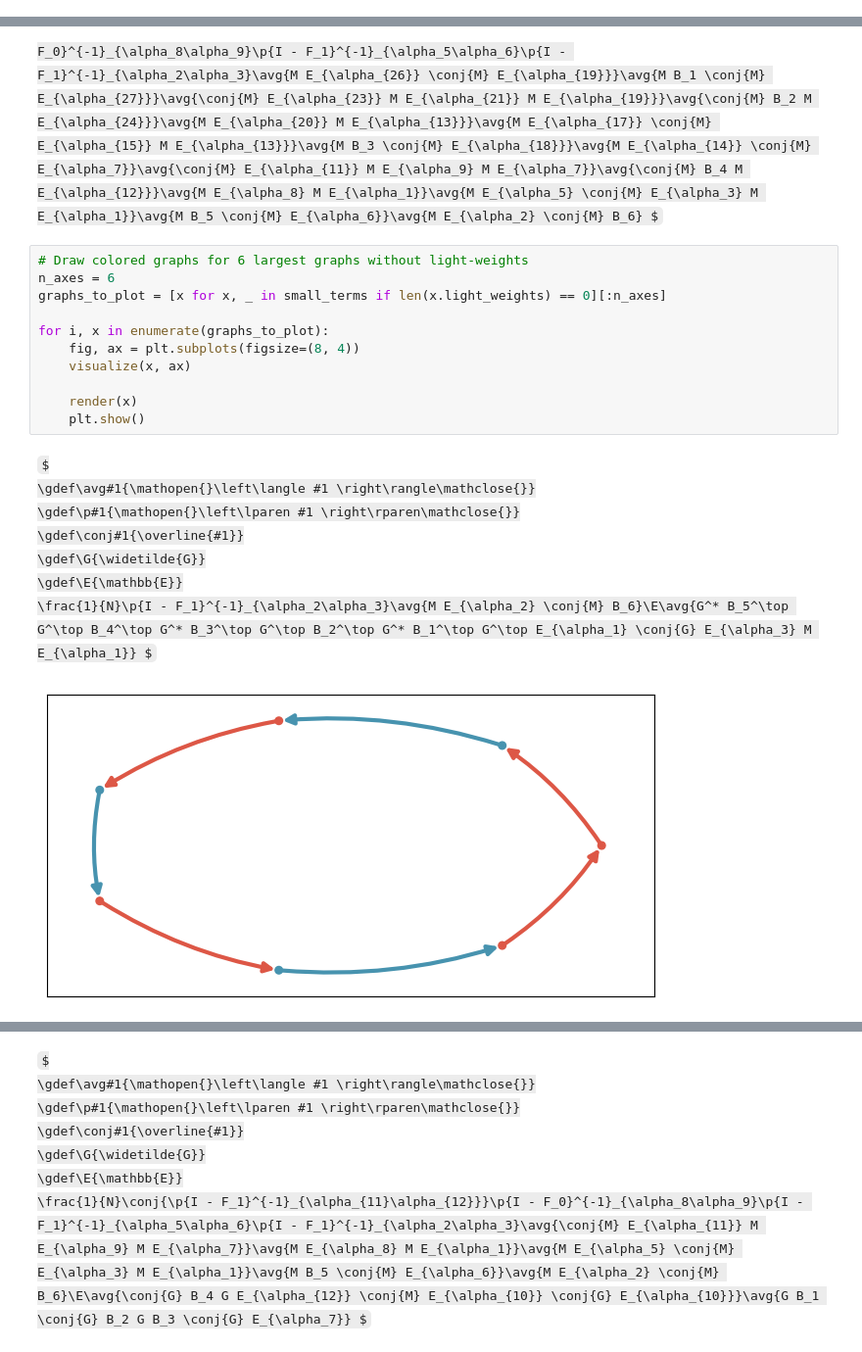
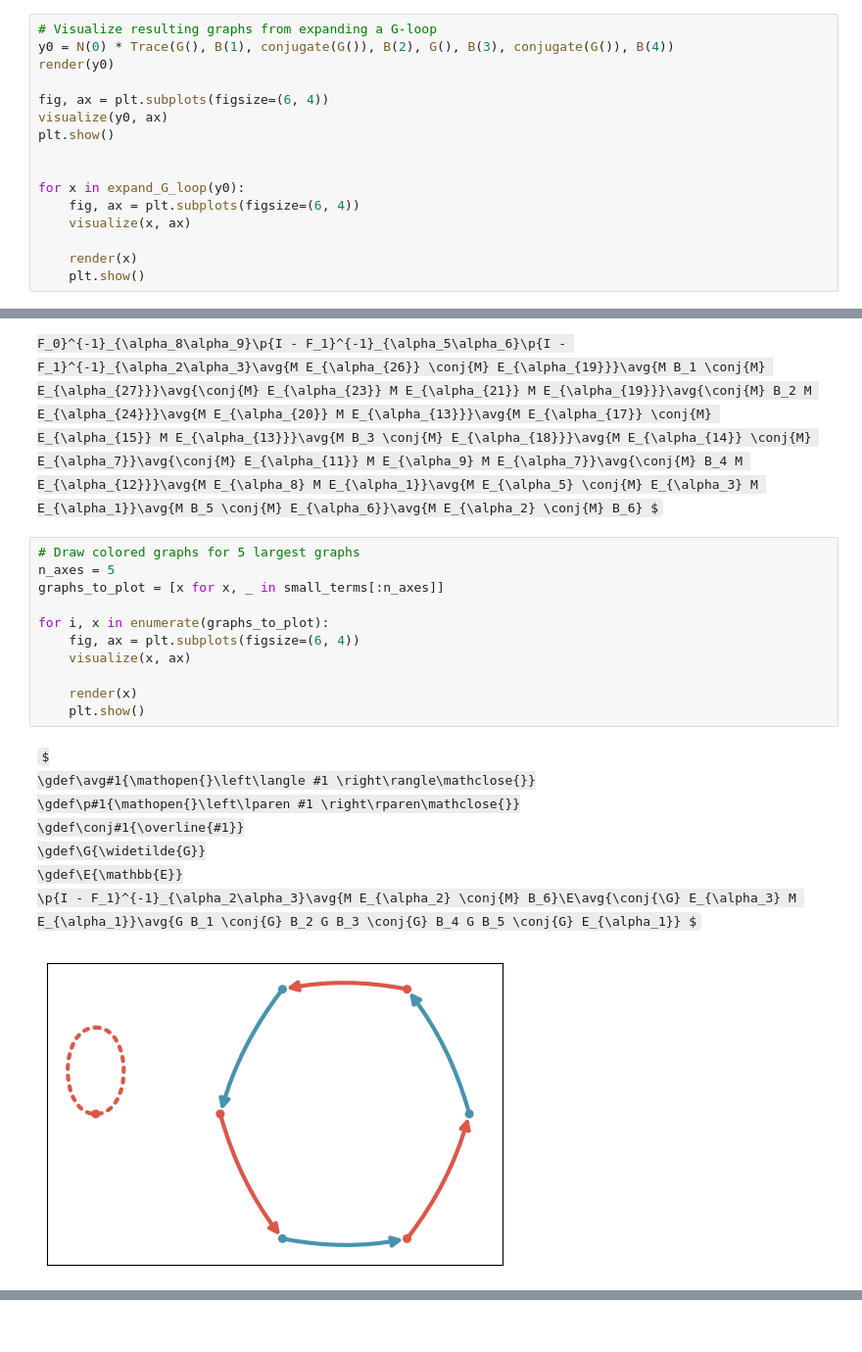
Before and after one commit to stevenktruong/graph-expansion, a Jupyter notebook: main.ipynb, the cells around one changed output, grey strips where cells are left out. Shown: that part at 98% size. Saved outputs shown, nothing was run; the diff lists cells and outputs as text; some formulas as TeX source.

Commit message:
Visualize light-weights also

```diff
--- a/main.ipynb
+++ b/main.ipynb
@@ -91,2 +153,18 @@ def visualize(x: Graph, ax: Axes):
 # %% [markdown]
 # Expansion to Order $\frac{1}{N^m}$
+# %%
+# Visualize resulting graphs from expanding a G-loop
+y0 = N(0) * Trace(G(), B(1), conjugate(G()), B(2), G(), B(3), conjugate(G()), B(4))
+render(y0)
+
+fig, ax = plt.subplots(figsize=(6, 4))
+visualize(y0, ax)
+plt.show()
+
+
+for x in expand_G_loop(y0):
+    fig, ax = plt.subplots(figsize=(6, 4))
+    visualize(x, ax)
+
+    render(x)
+    plt.show()
@@ -181,25 +311,25 @@ $
 \gdef\E{\mathbb{E}}
   1  \quad  \p{I - F_1}^{-1}_{\alpha_{26}\alpha_{27}}\conj{\p{I - F_1}^{-1}_{\alpha_{23}\alpha_{24}}}\p{I - F_0}^{-1}_{\alpha_{20}\alpha_{21}}\p{I - F_1}^{-1}_{\alpha_{17}\alpha_{18}}\p{I - F_1}^{-1}_{\alpha_{14}\alpha_{15}}\conj{\p{I - F_1}^{-1}_{\alpha_{11}\alpha_{12}}}\p{I - F_0}^{-1}_{\alpha_8\alpha_9}\p{I - F_1}^{-1}_{\alpha_5\alpha_6}\p{I - F_1}^{-1}_{\alpha_2\alpha_3}\avg{M E_{\alpha_{26}} \conj{M} E_{\alpha_{19}}}\avg{M B_1 \conj{M} E_{\alpha_{27}}}\avg{\conj{M} E_{\alpha_{23}} M E_{\alpha_{21}} M E_{\alpha_{19}}}\avg{\conj{M} B_2 M E_{\alpha_{24}}}\avg{M E_{\alpha_{20}} M E_{\alpha_{13}}}\avg{M E_{\alpha_{17}} \conj{M} E_{\alpha_{15}} M E_{\alpha_{13}}}\avg{M B_3 \conj{M} E_{\alpha_{18}}}\avg{M E_{\alpha_{14}} \conj{M} E_{\alpha_7}}\avg{\conj{M} E_{\alpha_{11}} M E_{\alpha_9} M E_{\alpha_7}}\avg{\conj{M} B_4 M E_{\alpha_{12}}}\avg{M E_{\alpha_8} M E_{\alpha_1}}\avg{M E_{\alpha_5} \conj{M} E_{\alpha_3} M E_{\alpha_1}}\avg{M B_5 \conj{M} E_{\alpha_6}}\avg{M E_{\alpha_2} \conj{M} B_6} $
 # %%
-# Draw colored graphs for 6 largest graphs without light-weights
-n_axes = 6
-graphs_to_plot = [x for x, _ in small_terms if len(x.light_weights) == 0][:n_axes]
+# Draw colored graphs for 5 largest graphs
+n_axes = 5
+graphs_to_plot = [x for x, _ in small_terms[:n_axes]]
 
 for i, x in enumerate(graphs_to_plot):
-    fig, ax = plt.subplots(figsize=(8, 4))
+    fig, ax = plt.subplots(figsize=(6, 4))
     visualize(x, ax)
 
     render(x)
     plt.show()
 # %% [output]
 $
 \gdef\avg#1{\mathopen{}\left\langle #1 \right\rangle\mathclose{}}
 \gdef\p#1{\mathopen{}\left\lparen #1 \right\rparen\mathclose{}}
 \gdef\conj#1{\overline{#1}}
 \gdef\G{\widetilde{G}}
 \gdef\E{\mathbb{E}}
-  \frac{1}{N}\p{I - F_1}^{-1}_{\alpha_2\alpha_3}\avg{M E_{\alpha_2} \conj{M} B_6}\E\avg{G^* B_5^\top G^\top B_4^\top G^* B_3^\top G^\top B_2^\top G^* B_1^\top G^\top E_{\alpha_1} \conj{G} E_{\alpha_3} M E_{\alpha_1}} $
+  \p{I - F_1}^{-1}_{\alpha_2\alpha_3}\avg{M E_{\alpha_2} \conj{M} B_6}\E\avg{\conj{\G} E_{\alpha_3} M E_{\alpha_1}}\avg{G B_1 \conj{G} B_2 G B_3 \conj{G} B_4 G B_5 \conj{G} E_{\alpha_1}} $
-[figure, old version]
+[figure, new version]
 $
 \gdef\avg#1{\mathopen{}\left\langle #1 \right\rangle\mathclose{}}
 \gdef\p#1{\mathopen{}\left\lparen #1 \right\rparen\mathclose{}}
@@ -235,7 +364,0 @@ $
-$
-\gdef\avg#1{\mathopen{}\left\langle #1 \right\rangle\mathclose{}}
-\gdef\p#1{\mathopen{}\left\lparen #1 \right\rparen\mathclose{}}
-\gdef\conj#1{\overline{#1}}
-\gdef\G{\widetilde{G}}
-\gdef\E{\mathbb{E}}
-  \frac{1}{N}\conj{\p{I - F_1}^{-1}_{\alpha_{11}\alpha_{12}}}\p{I - F_0}^{-1}_{\alpha_8\alpha_9}\p{I - F_1}^{-1}_{\alpha_5\alpha_6}\p{I - F_1}^{-1}_{\alpha_2\alpha_3}\avg{\conj{M} E_{\alpha_{11}} M E_{\alpha_9} M E_{\alpha_7}}\avg{M E_{\alpha_8} M E_{\alpha_1}}\avg{M E_{\alpha_5} \conj{M} E_{\alpha_3} M E_{\alpha_1}}\avg{M B_5 \conj{M} E_{\alpha_6}}\avg{M E_{\alpha_2} \conj{M} B_6}\E\avg{\conj{G} B_4 G E_{\alpha_{12}} \conj{M} E_{\alpha_{10}} \conj{G} E_{\alpha_{10}}}\avg{G B_1 \conj{G} B_2 G B_3 \conj{G} E_{\alpha_7}} $
```
Also changed, not shown: parts of 4 cells of this notebook.
